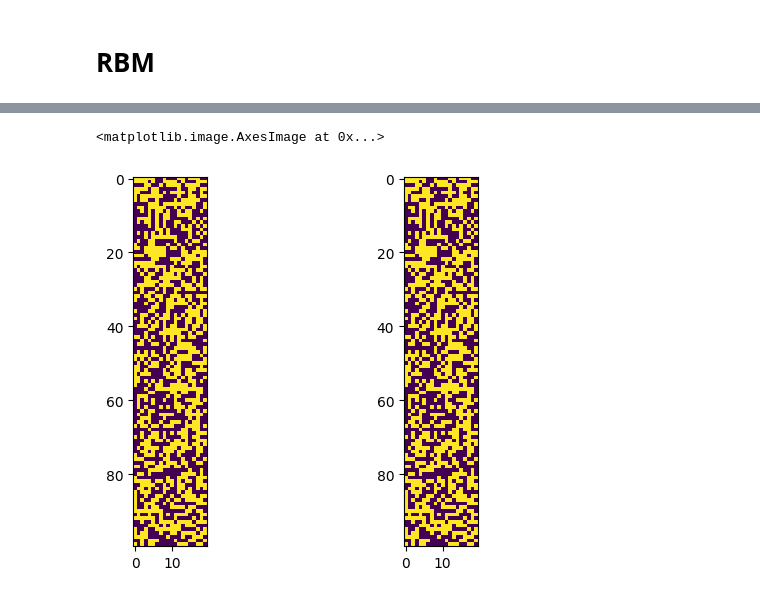
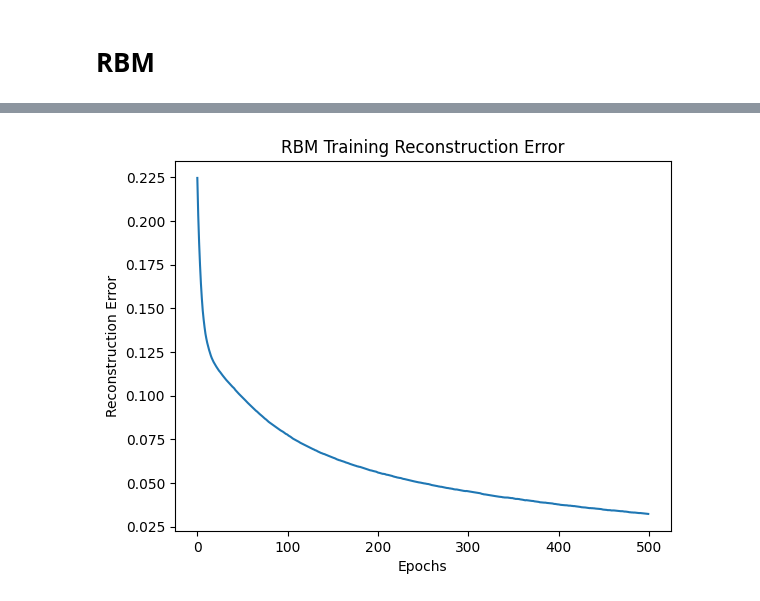
Before and after one commit to halilbayndir/ML_Physics, a Jupyter notebook: Restricted_Boltzmann_Machines.ipynb, the cells around one changed output, grey strips where cells are left out. Drawn from its saved outputs; the diff is of its cells as text; code cells hidden in the pictures.

```diff
--- a/Restricted_Boltzmann_Machines.ipynb
+++ b/Restricted_Boltzmann_Machines.ipynb
@@ -160,8 +63,24 @@ data,trained_data
-# %%
-plt.subplot(1,2,1)
-plt.imshow(data)
-plt.subplot(1,2,2)
-plt.imshow(trained_data)
-# %% [output]
-<matplotlib.image.AxesImage at 0x...>
-[figure, removed]
+# %%
+seed = 10
+np.random.seed(seed)
+data = np.random.binomial(1, 0.5, size=(100, 20))
+training_data = data.copy()
+# %%
+num_visible = data.shape[1]
+num_hidden = 20
+learning_rate = 0.008
+k = 1
+epochs = 500
+batch_size = 5
+
+rbm = RBM(num_visible, num_hidden)
+costs = rbm.train(training_data, learning_rate, k, epochs, batch_size)
+
+
+plt.plot(costs)
+plt.xlabel('Epochs')
+plt.ylabel('Reconstruction Error')
+plt.title('RBM Training Reconstruction Error')
+plt.show()
+# %% [output]
+[figure, added]
```
Also changed, not shown: parts of 6 cells of this notebook.
